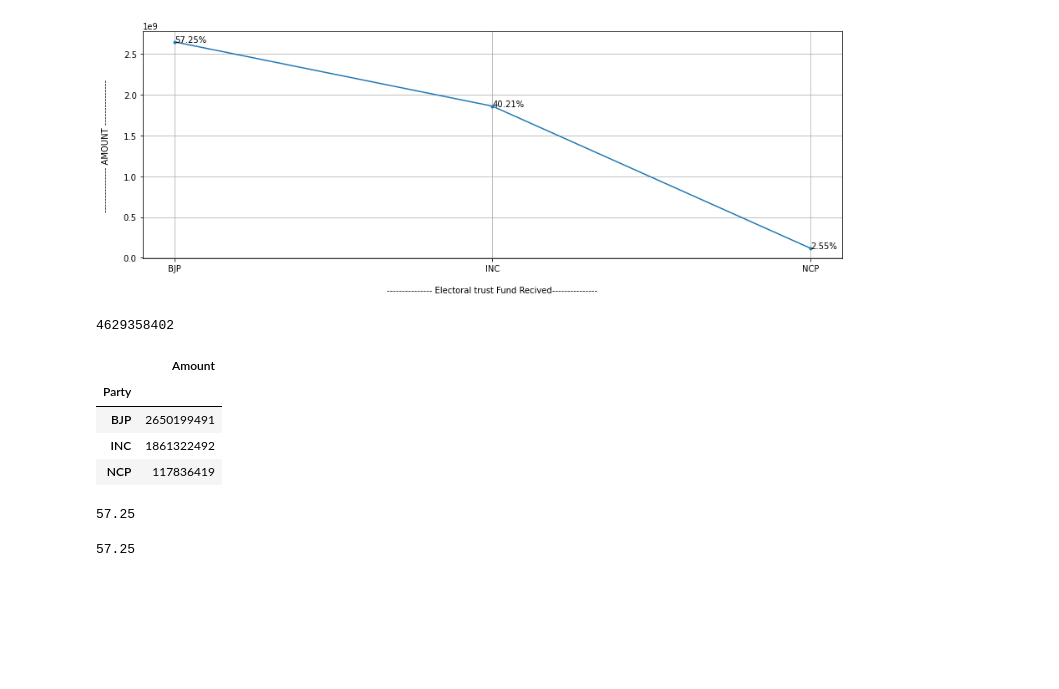
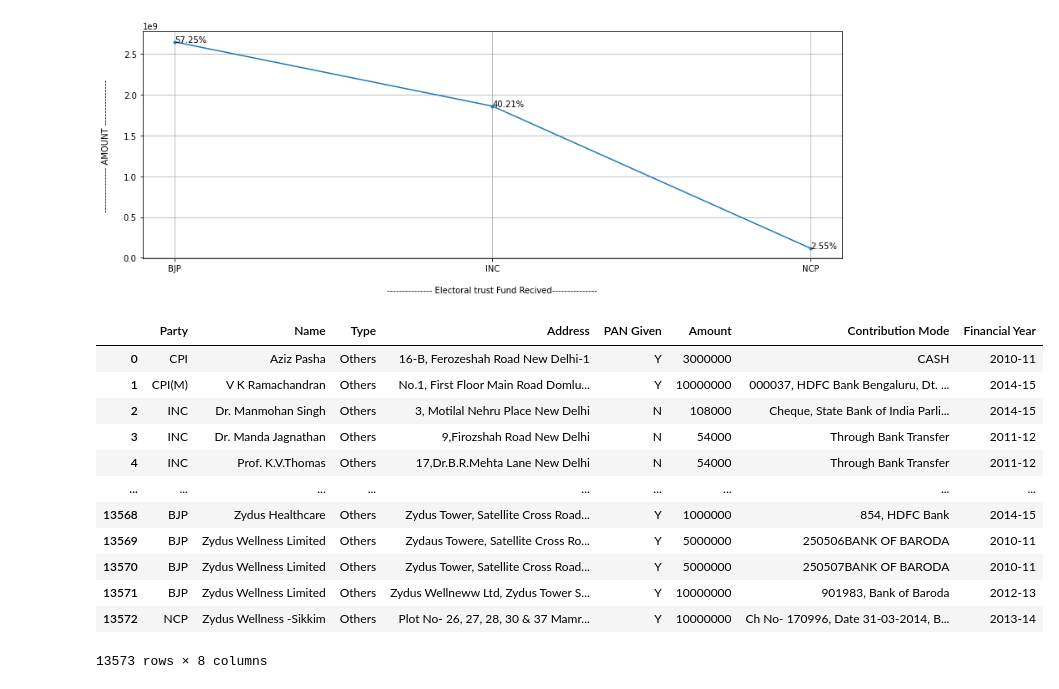
Before and after one commit to pv05/project_ML, a Jupyter notebook: DonationToPoliticalParties_EDA.ipynb, the cells around one changed output. Cells and saved outputs as stored; diff of their text form; code cells hidden in the pictures; blank space fills up the shorter version.

```diff
--- a/DonationToPoliticalParties_EDA.ipynb
+++ b/DonationToPoliticalParties_EDA.ipynb
@@ -395,23 +395,19 @@ plt.show()
 # %% [output]
 Electoral Trust Fund Recived
 [figure]
-# %%
-electoral_trust.sum()[0]
-# %% [output]
-4629358402
-# %%
-electoral_trust
-# %% [output]
-|  | Amount |
-| Party |  |
-| BJP | 2650199491 |
-| INC | 1861322492 |
-| NCP | 117836419 |
-# %%
-round(electoral_trust['Amount'][0]*100/4629358402,2)
-# %% [output]
-57.25
-# %%
-round(electoral_trust['Amount'][0]*100/electoral_trust.sum()[0],2)
-# %% [output]
-57.25
+# %%
+data
+# %% [output]
+|  | Party | Name | Type | Address | PAN Given | Amount | Contribution Mode | Financial Year |
+| 0 | CPI | Aziz Pasha | Others | 16-B, Ferozeshah Road New Delhi-1 | Y | 3000000 | CASH | 2010-11 |
+| 1 | CPI(M) | V K Ramachandran | Others | No.1, First Floor Main Road Domlu... | Y | 10000000 | 000037, HDFC Bank Bengaluru, Dt. ... | 2014-15 |
+| 2 | INC | Dr. Manmohan Singh | Others | 3, Motilal Nehru Place New Delhi | N | 108000 | Cheque, State Bank of India Parli... | 2014-15 |
+| 3 | INC | Dr. Manda Jagnathan | Others | 9,Firozshah Road New Delhi | N | 54000 | Through Bank Transfer | 2011-12 |
+| 4 | INC | Prof. K.V.Thomas | Others | 17,Dr.B.R.Mehta Lane New Delhi | N | 54000 | Through Bank Transfer | 2011-12 |
+| ... | ... | ... | ... | ... | ... | ... | ... | ... |
+| 13568 | BJP | Zydus Healthcare | Others | Zydus Tower, Satellite Cross Road... | Y | 1000000 | 854, HDFC Bank | 2014-15 |
+| 13569 | BJP | Zydus Wellness Limited | Others | Zydaus Towere, Satellite Cross Ro... | Y | 5000000 | 250506BANK OF BARODA | 2010-11 |
+| 13570 | BJP | Zydus Wellness Limited | Others | Zydus Tower, Satellite Cross Road... | Y | 5000000 | 250507BANK OF BARODA | 2010-11 |
+| 13571 | BJP | Zydus Wellness Limited | Others | Zydus Wellneww Ltd, Zydus Tower S... | Y | 10000000 | 901983, Bank of Baroda | 2012-13 |
+| 13572 | NCP | Zydus Wellness -Sikkim | Others | Plot No- 26, 27, 28, 30 & 37 Mamr... | Y | 10000000 | Ch No- 170996, Date 31-03-2014, B... | 2013-14 |
+13573 rows × 8 columns
```
Also changed, not shown: parts of 4 cells of this notebook.
